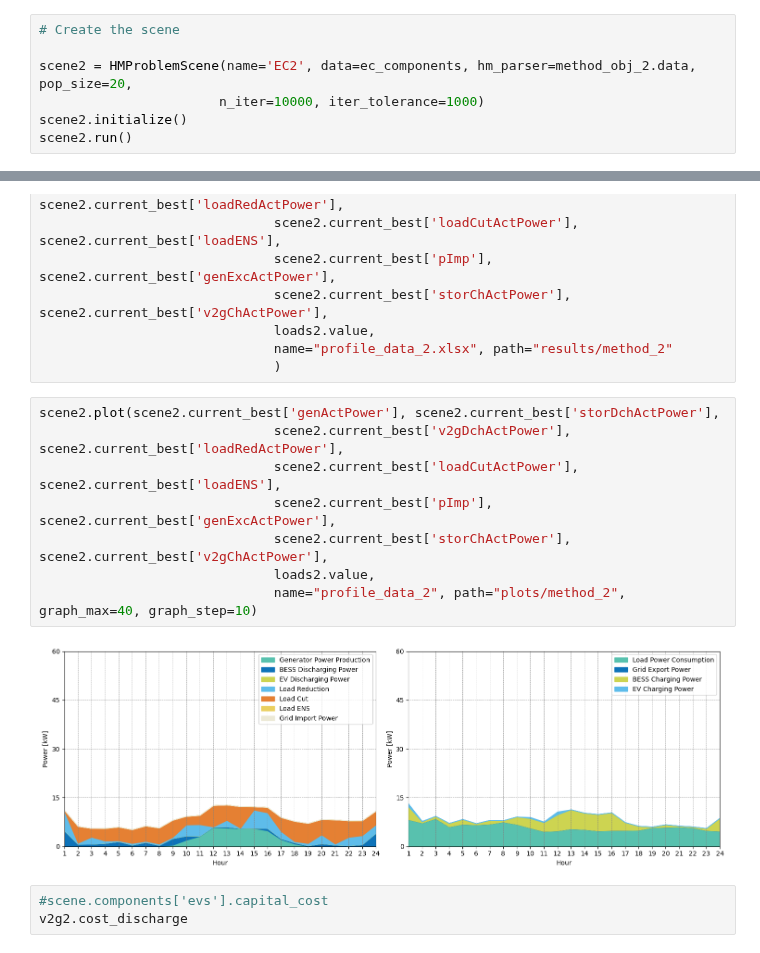
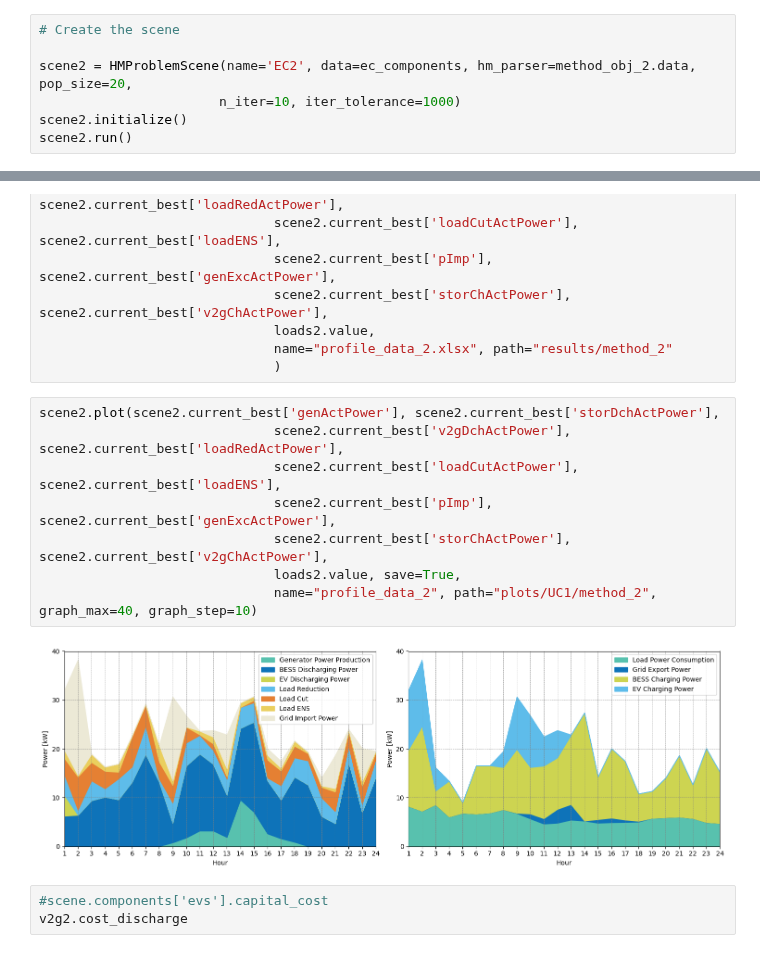
Before and after one commit to cpguzman/energy_communities_management, a Jupyter notebook: pyecom_eduardo/pyecom_hydedf_example.ipynb, the cells around one changed output, grey strips where cells are left out. Cells and saved outputs as stored; diff of their text form.

```diff
--- a/pyecom_eduardo/pyecom_hydedf_example.ipynb
+++ b/pyecom_eduardo/pyecom_hydedf_example.ipynb
@@ -394,7 +383,7 @@ ec_components
 # Create the scene
 
 scene2 = HMProblemScene(name='EC2', data=ec_components, hm_parser=method_obj_2.data, pop_size=20,
-                       n_iter=10000, iter_tolerance=1000)
+                       n_iter=10, iter_tolerance=1000)
 scene2.initialize()
 scene2.run()
 # %%
@@ -417,13 +404,13 @@ scene2.export_profile_to_excel(scene2.current_best['genActPower'], scene2.curren
 # %%
 scene2.plot(scene2.current_best['genActPower'], scene2.current_best['storDchActPower'],
                               scene2.current_best['v2gDchActPower'], scene2.current_best['loadRedActPower'],
                               scene2.current_best['loadCutActPower'], scene2.current_best['loadENS'],
                               scene2.current_best['pImp'], scene2.current_best['genExcActPower'],
                               scene2.current_best['storChActPower'], scene2.current_best['v2gChActPower'],
-                              loads2.value,
-                              name="profile_data_2", path="plots/method_2", graph_max=40, graph_step=10)
+                              loads2.value, save=True,
+                              name="profile_data_2", path="plots/UC1/method_2", graph_max=40, graph_step=10)
 # %% [output]
-[figure, old version]
+[figure, new version]
 # %%
 #scene.components['evs'].capital_cost
 v2g2.cost_discharge
```
Also changed, not shown: parts of 32 cells of this notebook, 2 other files.
